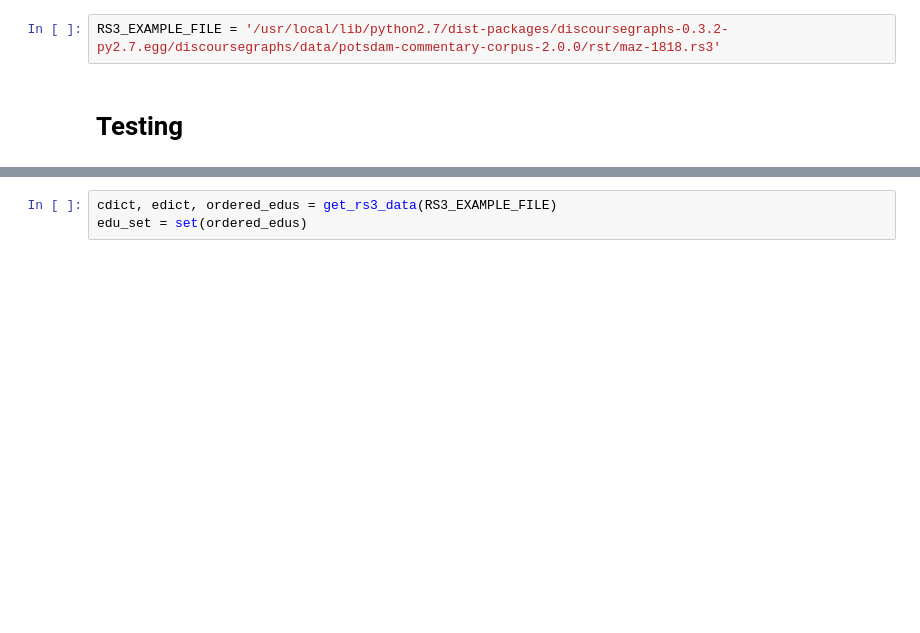
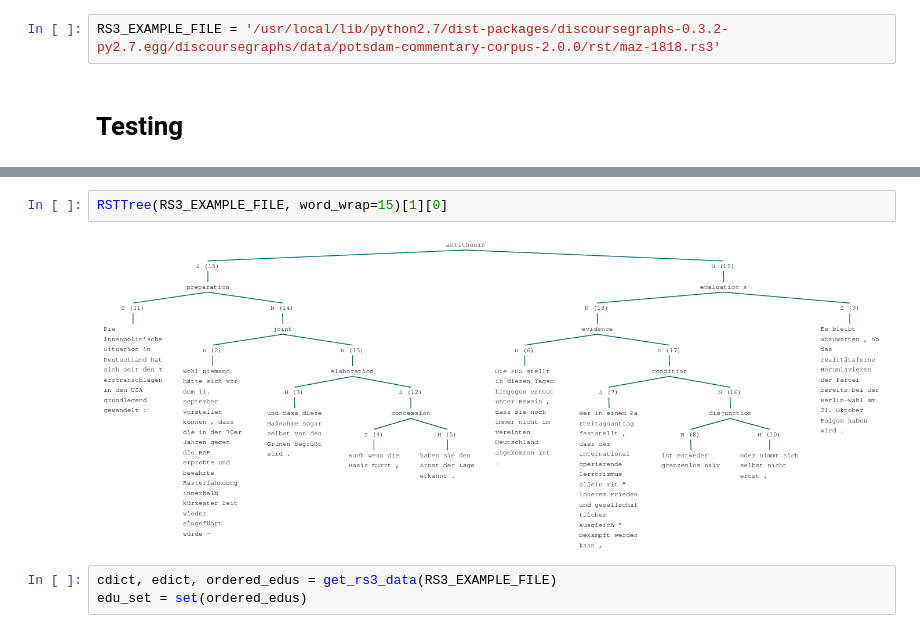
Before and after one commit to arne-cl/alt-mulig, a Jupyter notebook: discoursegraphs/rst2tree/rs3-trees-now-for-real.ipynb, the cells around one changed output, grey strips where cells are left out. Cells and saved outputs as stored; diff of their text form; blank space fills up the shorter version.

```diff
--- a/discoursegraphs/rst2tree/rs3-trees-now-for-real.ipynb
+++ b/discoursegraphs/rst2tree/rs3-trees-now-for-real.ipynb
@@ -12,3 +24,7 @@ RS3_EXAMPLE_FILE = '/usr/local/lib/python2.7/dist-packages/discoursegraphs-0.3.2
+# %%
+RSTTree(RS3_EXAMPLE_FILE, word_wrap=15)[1][0]
+# %% [output]
+[figure, added]
 # %%
 cdict, edict, ordered_edus = get_rs3_data(RS3_EXAMPLE_FILE)
 edu_set = set(ordered_edus)
```
Also changed, not shown: parts of 27 cells of this notebook, 1 other file.
